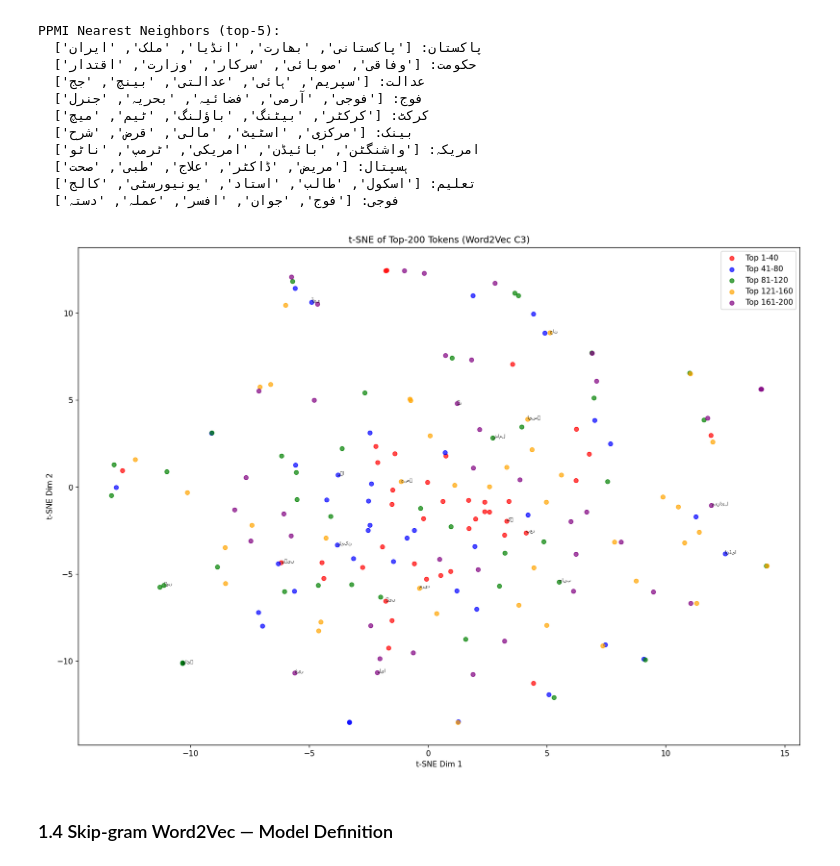
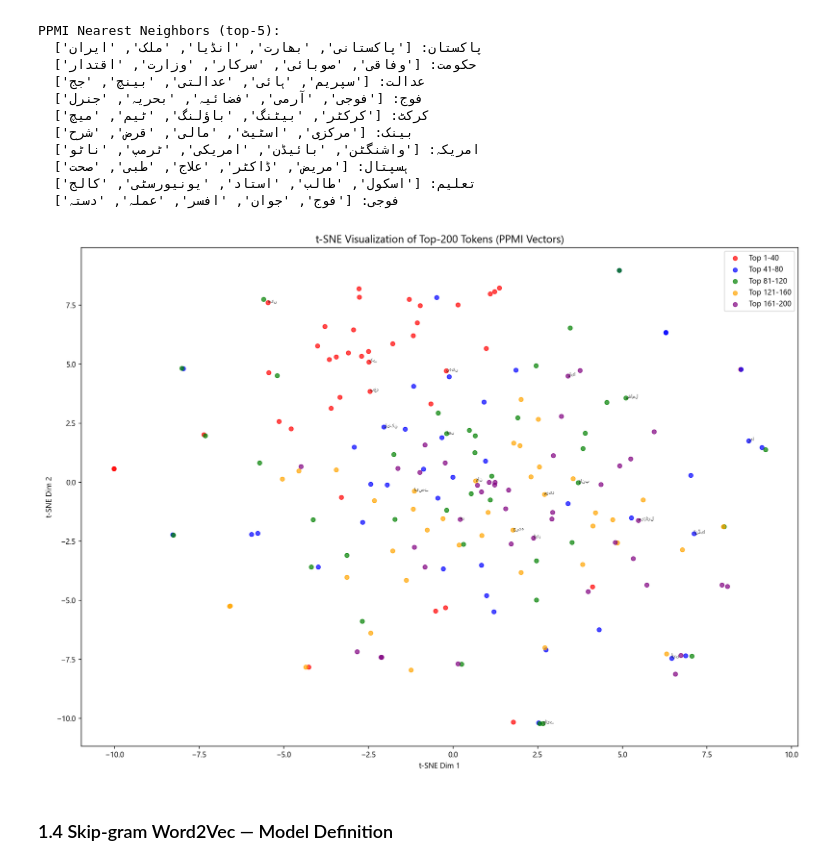
Before and after one commit to glacier7i/i22-0510-NLP-Assignment2, a Jupyter notebook: i22-0510-assignment-2.ipynb, the cells around one changed output. Saved outputs shown, nothing was run; the diff lists cells and outputs as text; code cells hidden in the pictures.

```diff
--- a/i22-0510-assignment-2.ipynb
+++ b/i22-0510-assignment-2.ipynb
@@ -198,11 +198,11 @@ PPMI Nearest Neighbors (top-5):
   تعلیم: ['اسکول', 'طالب', 'استاد', 'یونیورسٹی', 'کالج']
   فوجی: ['فوج', 'جوان', 'افسر', 'عملہ', 'دستہ']
 # %%
-# t-SNE visualization
+# t-SNE of 200 most frequent tokens from PPMI vectors (colour-coded by category)
 from IPython.display import Image, display
-display(Image('embeddings/tsne_w2v_c3.png'))
+display(Image('embeddings/tsne_ppmi.png'))
 # %% [output]
-[figure, old version]
+[figure, new version]
 # %% [markdown]
 ### 1.4 Skip-gram Word2Vec — Model Definition
 # %%
```
Also changed, not shown: parts of 2 cells of this notebook.
